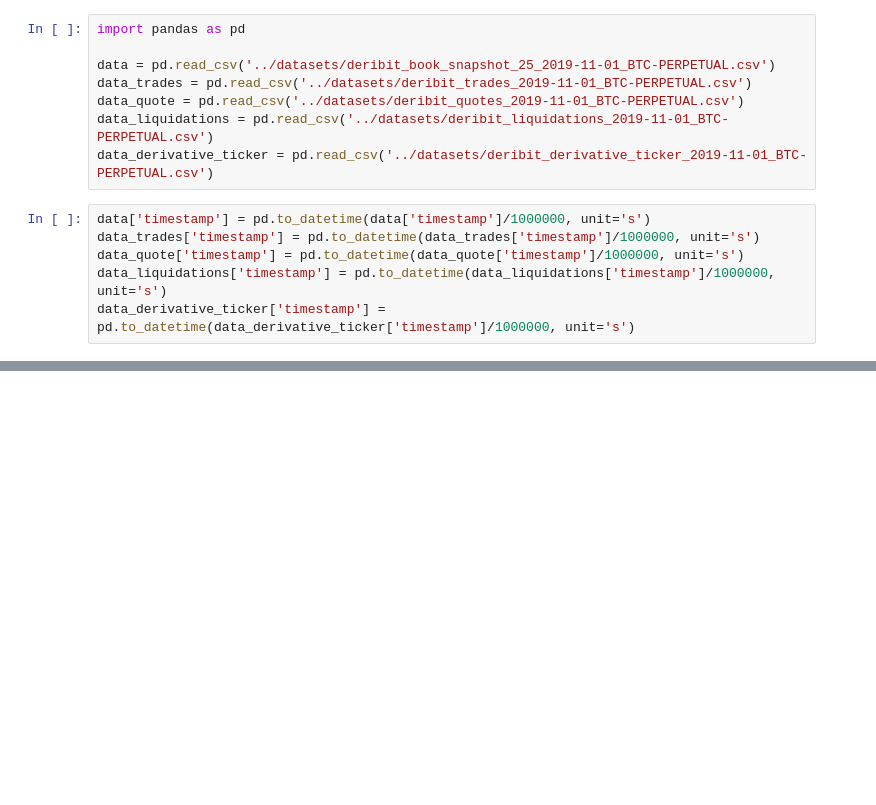
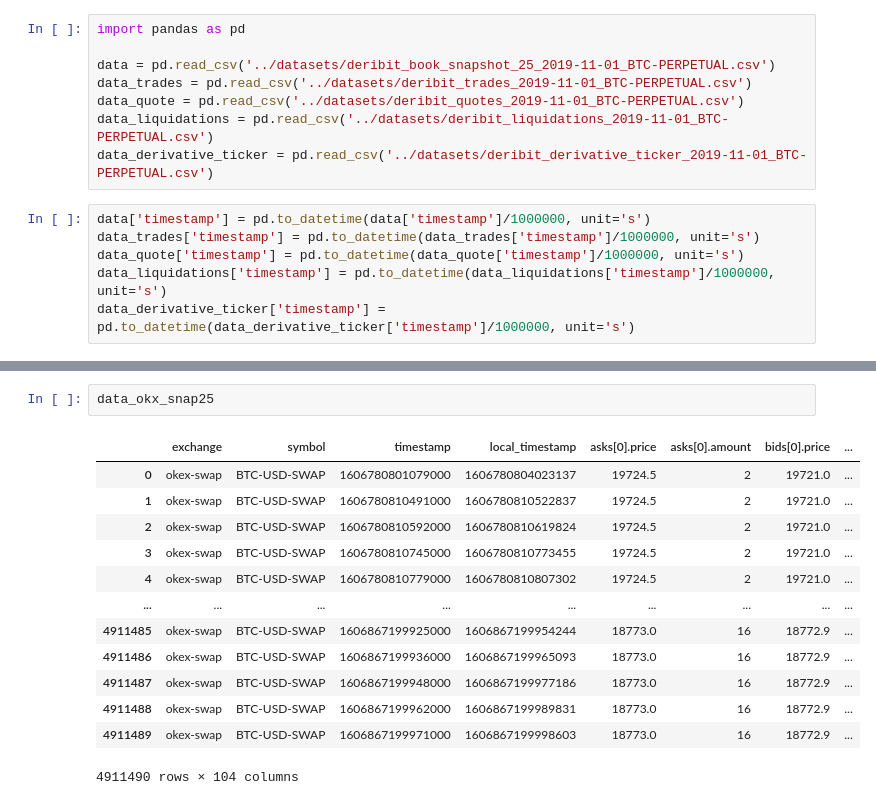
Before and after one commit to RBzhang/trade, a Jupyter notebook: tardis.ipynb, the cells around one changed output, grey strips where cells are left out. Cells and saved outputs as stored; diff of their text form; blank space fills up the shorter version.

```diff
--- a/tardis.ipynb
+++ b/tardis.ipynb
@@ -20,0 +53,16 @@ data
+# %%
+data_okx_snap25
+# %% [output]
+|  | exchange | symbol | timestamp | local_timestamp | asks[0].price | asks[0].amount | bids[0].price | ... |
+| 0 | okex-swap | BTC-USD-SWAP | 1606780801079000 | 1606780804023137 | 19724.5 | 2 | 19721.0 | ... |
+| 1 | okex-swap | BTC-USD-SWAP | 1606780810491000 | 1606780810522837 | 19724.5 | 2 | 19721.0 | ... |
+| 2 | okex-swap | BTC-USD-SWAP | 1606780810592000 | 1606780810619824 | 19724.5 | 2 | 19721.0 | ... |
+| 3 | okex-swap | BTC-USD-SWAP | 1606780810745000 | 1606780810773455 | 19724.5 | 2 | 19721.0 | ... |
+| 4 | okex-swap | BTC-USD-SWAP | 1606780810779000 | 1606780810807302 | 19724.5 | 2 | 19721.0 | ... |
+| ... | ... | ... | ... | ... | ... | ... | ... | ... |
+| 4911485 | okex-swap | BTC-USD-SWAP | 1606867199925000 | 1606867199954244 | 18773.0 | 16 | 18772.9 | ... |
+| 4911486 | okex-swap | BTC-USD-SWAP | 1606867199936000 | 1606867199965093 | 18773.0 | 16 | 18772.9 | ... |
+| 4911487 | okex-swap | BTC-USD-SWAP | 1606867199948000 | 1606867199977186 | 18773.0 | 16 | 18772.9 | ... |
+| 4911488 | okex-swap | BTC-USD-SWAP | 1606867199962000 | 1606867199989831 | 18773.0 | 16 | 18772.9 | ... |
+| 4911489 | okex-swap | BTC-USD-SWAP | 1606867199971000 | 1606867199998603 | 18773.0 | 16 | 18772.9 | ... |
+4911490 rows × 104 columns
```
Also changed, not shown: parts of 15 cells of this notebook, 1 other file.
